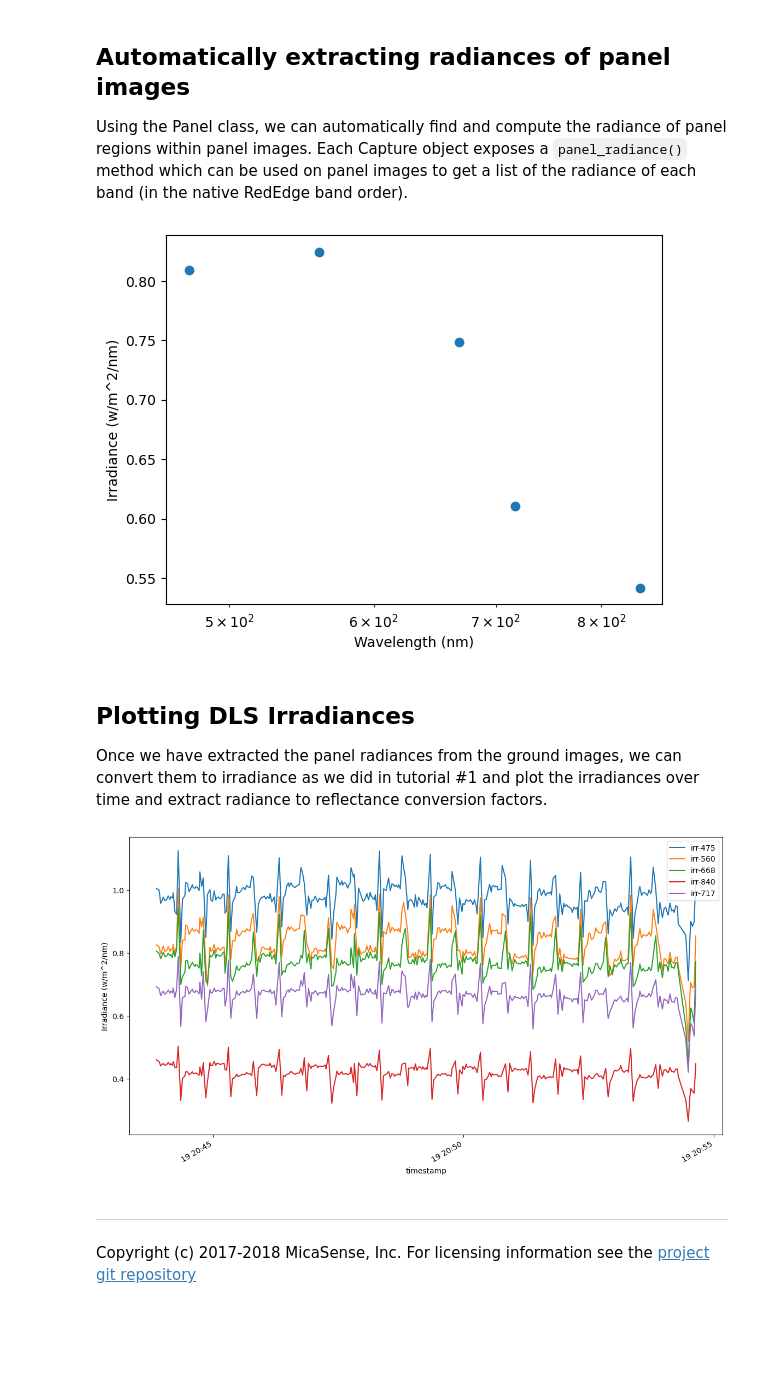
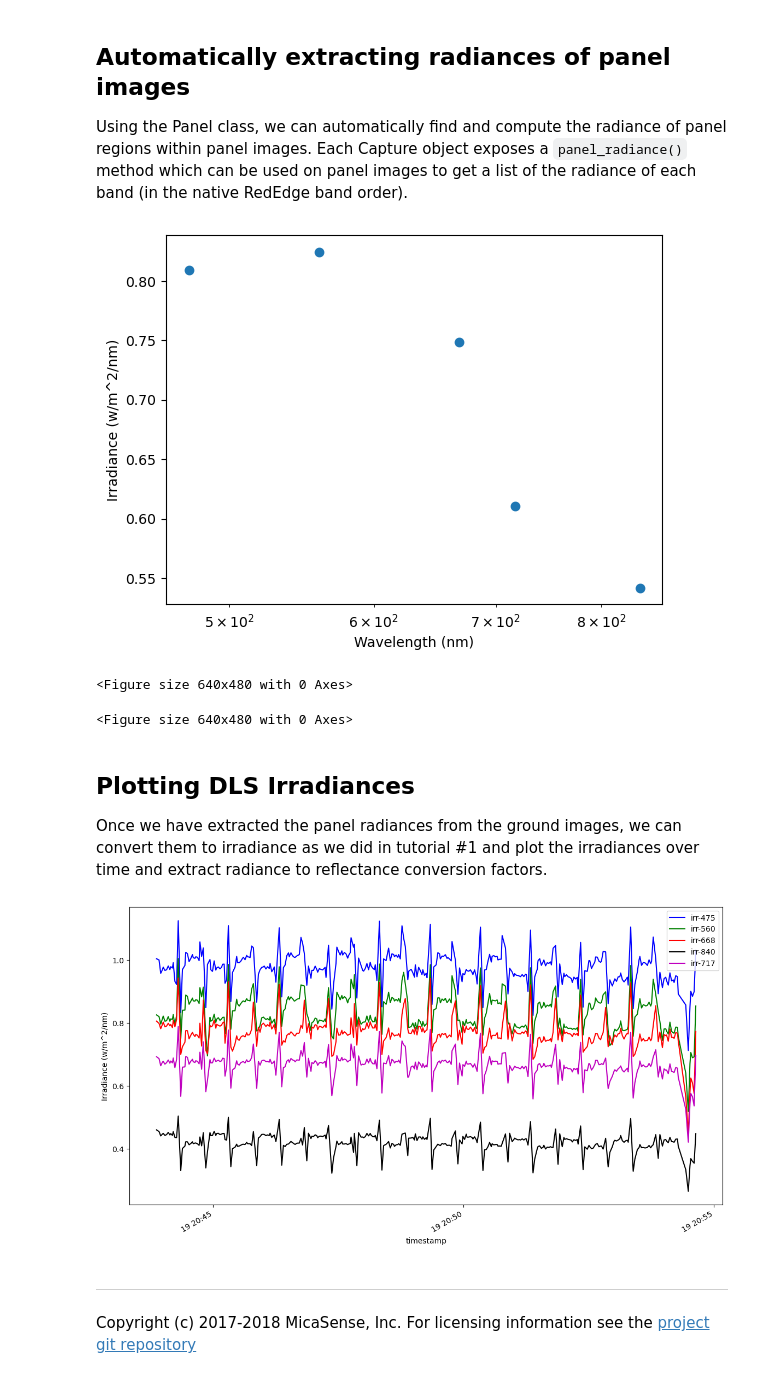
Before and after one commit to rrdpereira/imageprocessing, a Jupyter notebook: ImageSets.ipynb, the cells around one changed output. Drawn from its saved outputs; the diff is of its cells as text; code cells hidden in the pictures; blank space fills up the shorter version.

```diff
--- a/ImageSets.ipynb
+++ b/ImageSets.ipynb
@@ -95,6 +119,7 @@ plt.ylabel('Number of occurances');
 Using the Panel class, we can automatically find and compute the radiance of panel regions within panel images. Each Capture object exposes a `panel_radiance()` method which can be used on panel images to get a list of the radiance of each band (in the native RedEdge band order).
 # %%
 import numpy as np
+
 flight = df.altitude>cutoff_altitude
 ground = ~flight
 ground_idx = np.arange(len(ground))[ground]
@@ -114,27 +139,34 @@ for cap in ground_captures:
 dls_irradiances = np.asarray(dls_irradiances)
 panel_radiances = np.asarray(panel_radiances)
 
-###
 panel_reflectance_by_band = [0.67, 0.69, 0.68, 0.61, 0.67] #RedEdge band_index order
 panel_irradiance = ground_captures[0].panel_irradiance(panel_reflectance_by_band)
-plt.figure()
-plt.scatter(ground_captures[0].center_wavelengths(), panel_irradiance);
+plt.figure(num=4)
+plt.scatter(ground_captures[0].center_wavelengths(), panel_irradiance)
 plt.xscale('log')
-plt.ylabel("Irradiance (w/m^2/nm)");
-plt.xlabel("Wavelength (nm)");
+plt.ylabel("Irradiance (w/m^2/nm)")
+plt.xlabel("Wavelength (nm)")
+plt.show()
+plt.close()
+plt.figure(num=4)
 # %% [output]
 [figure]
+<Figure size 640x480 with 0 Axes>
+<Figure size 640x480 with 0 Axes>
 # %% [markdown]
 ## Plotting DLS Irradiances
 Once we have extracted the panel radiances from the ground images, we can convert them to irradiance as we did in tutorial #1 and plot the irradiances over time and extract radiance to reflectance conversion factors.
 # %%
 import matplotlib.pyplot as plt
 import math
 
-df[df.altitude>cutoff_altitude].plot(y=columns[8:13], figsize=(14,8))
-plt.ylabel("Irradiance (w/m^2/nm)");
+# 'b' as blue |'g' as green | 'r' as red | 'c' as cyan | 'm' as magenta | 'y' as yellow | 'k' as black | 'w' as white
+df[df.altitude>cutoff_altitude].plot(y=columns[8:13], figsize=(14,8), style=['b','g','r','k','m'],)
+plt.ylabel("Irradiance (w/m^2/nm)")
+plt.show()
+plt.close()
 # %% [output]
-[figure, old version]
+[figure, new version]
 # %% [markdown]
 ---
 Copyright (c) 2017-2018 MicaSense, Inc.  For licensing information see the [project git repository](https://github.com/micasense/imageprocessing)
```
Also changed, not shown: parts of 6 cells of this notebook, 14 other files.
